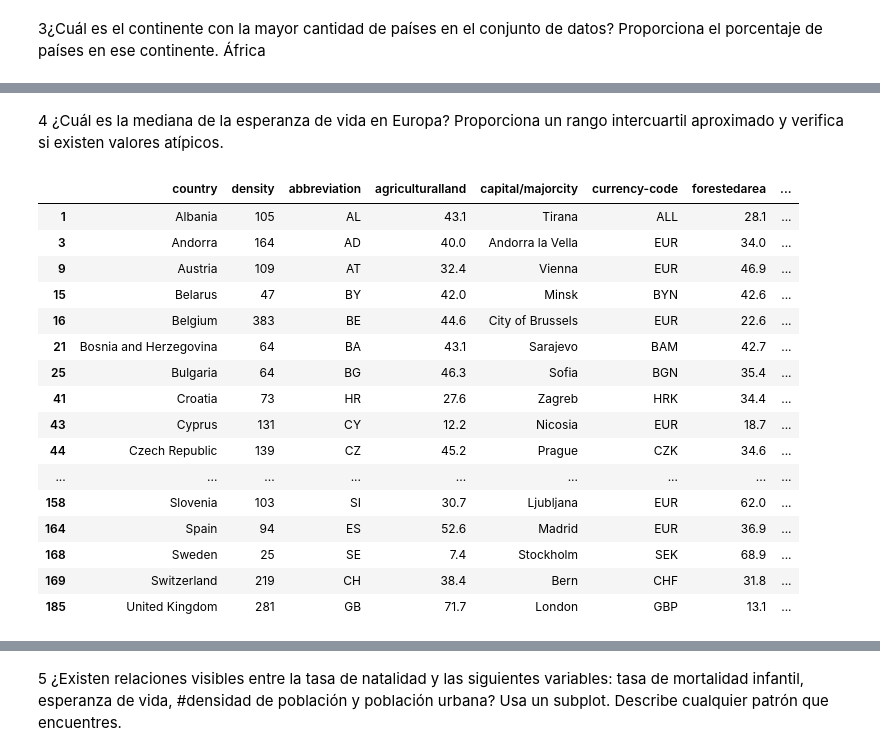
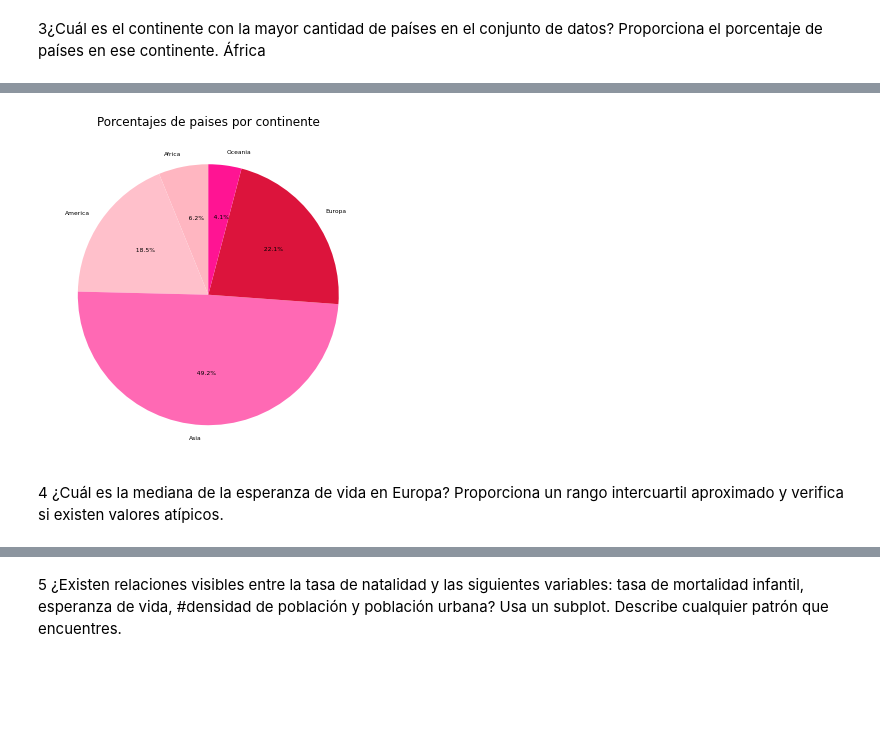
Before and after one commit to Adalab/Promo-F-da-modulo3-sprint2-pairprogramming_YohanaMiriam, a Jupyter notebook: pair7.ipynb, the cells around one changed output, grey strips where cells are left out. Drawn from its saved outputs; the diff is of its cells as text; code cells hidden in the pictures; blank space fills up the shorter version.

```diff
--- a/pair7.ipynb
+++ b/pair7.ipynb
@@ -96,0 +61,2 @@ plt.ylabel("Cantidad paises");
+# %%
+df_continent = df.groupby("Continent")["country"].count().reset_index()
@@ -97,24 +72,17 @@ plt.ylabel("Cantidad paises");
+# %%
+colores = ["lightpink", "pink", "hotpink", "crimson", "deeppink"]
+
+plt.pie( df_continent['country'],
+        labels=df_continent['Continent'],
+        autopct = '%6.1f%%',
+        colors = colores,
+        textprops = {'fontsize': 6},
+        startangle = 90)
+
+plt.title('Porcentajes de paises por continente')
+plt.gcf().set_size_inches(8,6)
+plt.show();
+# %% [output]
+[figure, added]
 # %% [markdown]
 4 ¿Cuál es la mediana de la esperanza de vida en Europa? Proporciona un rango intercuartil aproximado y verifica si existen valores atípicos.
-# %%
-#creamos una variable para que solo nos aparezca la esperanza de vida de Europa
-esperanza_europa = df[df["continent"]== "Europe"]
-esperanza_europa
-# %% [output]
-|  | country | density | abbreviation | agriculturalland | capital/majorcity | currency-code | forestedarea | ... |
-| 1 | Albania | 105 | AL | 43.1 | Tirana | ALL | 28.1 | ... |
-| 3 | Andorra | 164 | AD | 40.0 | Andorra la Vella | EUR | 34.0 | ... |
-| 9 | Austria | 109 | AT | 32.4 | Vienna | EUR | 46.9 | ... |
-| 15 | Belarus | 47 | BY | 42.0 | Minsk | BYN | 42.6 | ... |
-| 16 | Belgium | 383 | BE | 44.6 | City of Brussels | EUR | 22.6 | ... |
-| 21 | Bosnia and Herzegovina | 64 | BA | 43.1 | Sarajevo | BAM | 42.7 | ... |
-| 25 | Bulgaria | 64 | BG | 46.3 | Sofia | BGN | 35.4 | ... |
-| 41 | Croatia | 73 | HR | 27.6 | Zagreb | HRK | 34.4 | ... |
-| 43 | Cyprus | 131 | CY | 12.2 | Nicosia | EUR | 18.7 | ... |
-| 44 | Czech Republic | 139 | CZ | 45.2 | Prague | CZK | 34.6 | ... |
-| ... | ... | ... | ... | ... | ... | ... | ... | ... |
-| 158 | Slovenia | 103 | SI | 30.7 | Ljubljana | EUR | 62.0 | ... |
-| 164 | Spain | 94 | ES | 52.6 | Madrid | EUR | 36.9 | ... |
-| 168 | Sweden | 25 | SE | 7.4 | Stockholm | SEK | 68.9 | ... |
-| 169 | Switzerland | 219 | CH | 38.4 | Bern | CHF | 31.8 | ... |
-| 185 | United Kingdom | 281 | GB | 71.7 | London | GBP | 13.1 | ... |
```
Also changed, not shown: parts of 29 cells of this notebook, 2 other files.
